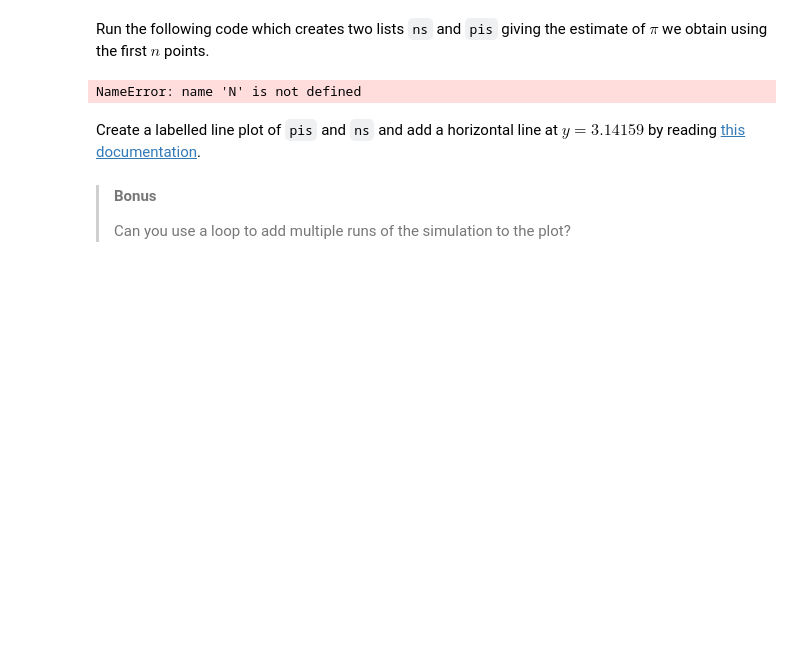
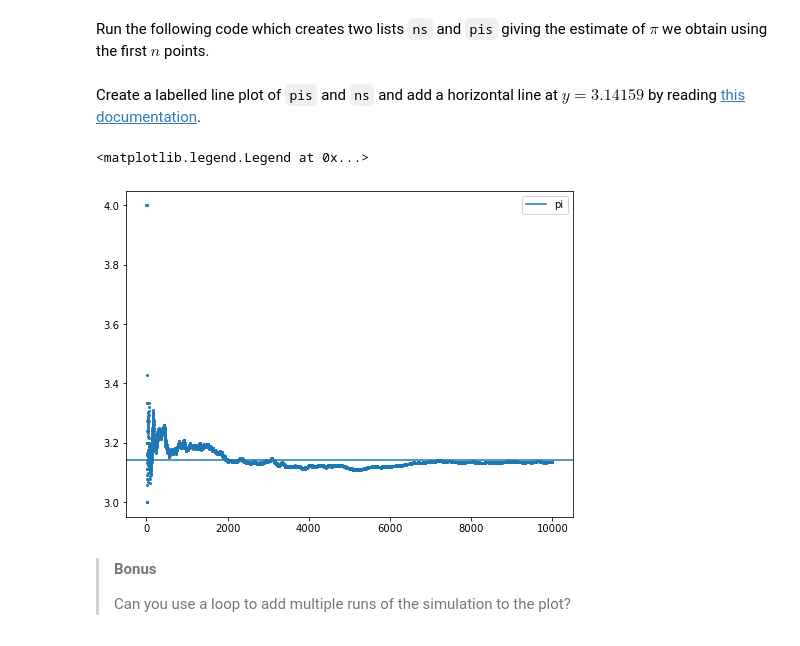
Before and after one commit to mat10599/python_for_data_science, a Jupyter notebook: session2/session-two-project-questions.ipynb, the cells around one changed output. Saved outputs shown, nothing was run; the diff lists cells and outputs as text; code cells hidden in the pictures; blank space fills up the shorter version.

```diff
--- a/session2/session-two-project-questions.ipynb
+++ b/session2/session-two-project-questions.ipynb
@@ -283,11 +286,9 @@ Run the following code which creates two lists `ns` and `pis` giving the estimat
 ns = []
 pis = []
 count = 0
-for n in range(1, N+1):
+for n in range(1, N):
     ns.append(n)
     count += in_circle[n-1]
-    pis.append(4 * count / n)
+    pis.append(4 * count /n)
-# %% [output]
-NameError: name 'N' is not defined
 # %% [markdown]
 Create a labelled line plot of `pis` and `ns` and add a horizontal line at $y=3.14159$ by reading [this documentation](https://matplotlib.org/stable/api/_as_gen/matplotlib.axes.Axes.axhline.html).
@@ -296,3 +295,12 @@ Create a labelled line plot of `pis` and `ns` and add a horizontal line at $y=3.
+# %%
+# Plot the convergence of the estimates of pi
+fig, ax = plt.subplots(figsize = (8,6))
+ax.scatter(ns,pis, s=4)
+ax.axhline( y=3.14159, label = "pi", c =)
+ax.legend()
+# %% [output]
+<matplotlib.legend.Legend at 0x...>
+[figure, added]
 # %% [markdown]
 > **Bonus**
 >
```
Also changed, not shown: parts of 6 cells of this notebook.
